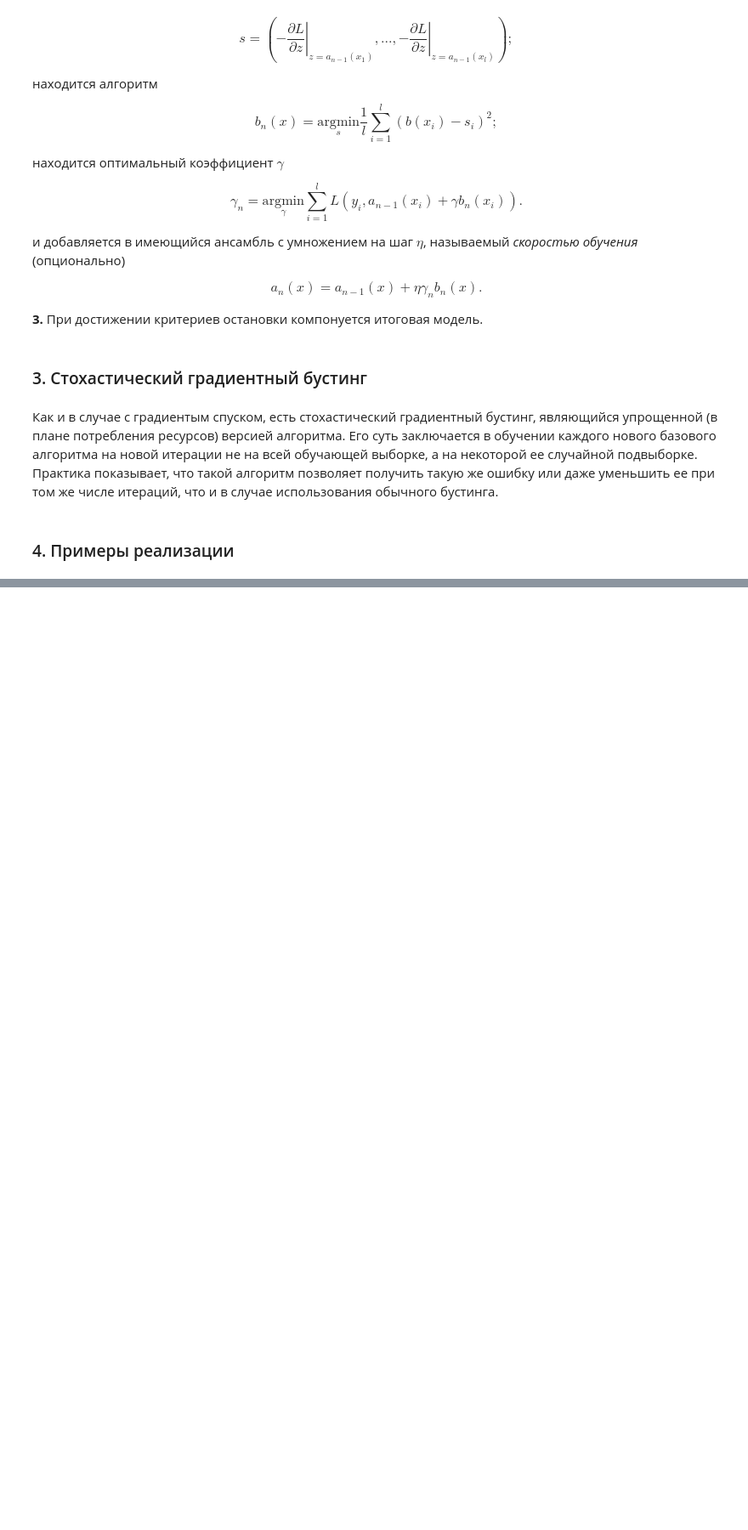
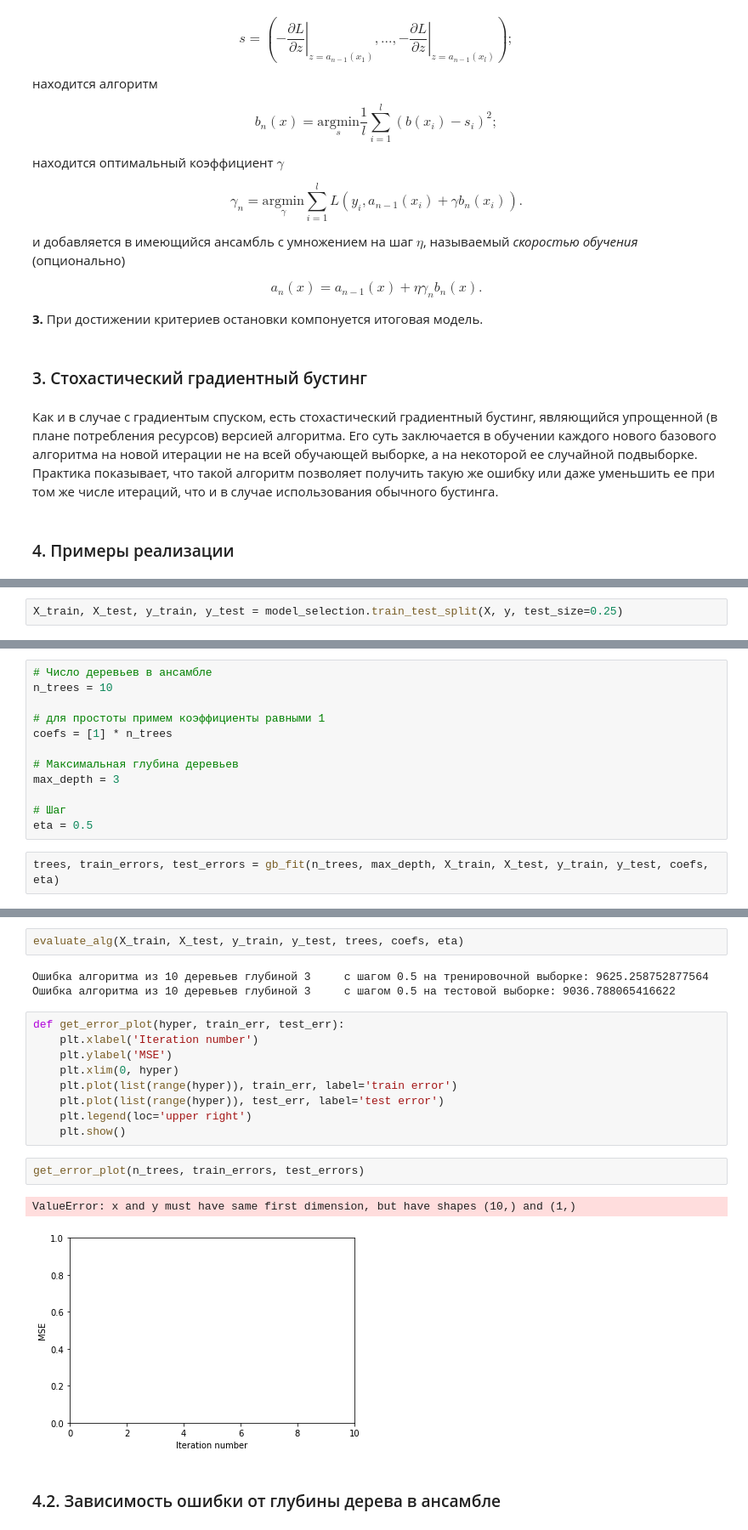
Before and after one commit to doksketch/algorithms-for-data-analysis, a Jupyter notebook: 06_Gradient boosting/gradient boosting.ipynb, the cells around one changed output, grey strips where cells are left out. Shown at 85% size. Drawn from its saved outputs; the diff is of its cells as text; blank space fills up the shorter version.

```diff
--- a/06_Gradient boosting/gradient boosting.ipynb
+++ b/06_Gradient boosting/gradient boosting.ipynb
@@ -104,0 +120,2 @@ __3.__ При достижении критериев остановки ком
+# %%
+X_train, X_test, y_train, y_test = model_selection.train_test_split(X, y, test_size=0.25)
@@ -104,0 +124,14 @@ __3.__ При достижении критериев остановки ком
+# %%
+# Число деревьев в ансамбле
+n_trees = 10
+
+# для простоты примем коэффициенты равными 1
+coefs = [1] * n_trees
+
+# Максимальная глубина деревьев
+max_depth = 3
+
+# Шаг
+eta = 0.5
+# %%
+trees, train_errors, test_errors = gb_fit(n_trees, max_depth, X_train, X_test, y_train, y_test, coefs, eta)
@@ -104,0 +149,21 @@ __3.__ При достижении критериев остановки ком
+# %%
+evaluate_alg(X_train, X_test, y_train, y_test, trees, coefs, eta)
+# %% [output]
+Ошибка алгоритма из 10 деревьев глубиной 3     с шагом 0.5 на тренировочной выборке: 9625.258752877564
+Ошибка алгоритма из 10 деревьев глубиной 3     с шагом 0.5 на тестовой выборке: 9036.788065416622
+# %%
+def get_error_plot(hyper, train_err, test_err):
+    plt.xlabel('Iteration number')
+    plt.ylabel('MSE')
+    plt.xlim(0, hyper)
+    plt.plot(list(range(hyper)), train_err, label='train error')
+    plt.plot(list(range(hyper)), test_err, label='test error')
+    plt.legend(loc='upper right')
+    plt.show()
+# %%
+get_error_plot(n_trees, train_errors, test_errors)
+# %% [output]
+ValueError: x and y must have same first dimension, but have shapes (10,) and (1,)
+[figure, added]
+# %% [markdown]
+### 4.2. Зависимость ошибки от глубины дерева в ансамбле
```
Also changed, not shown: parts of 19 cells of this notebook, 1 other file.
